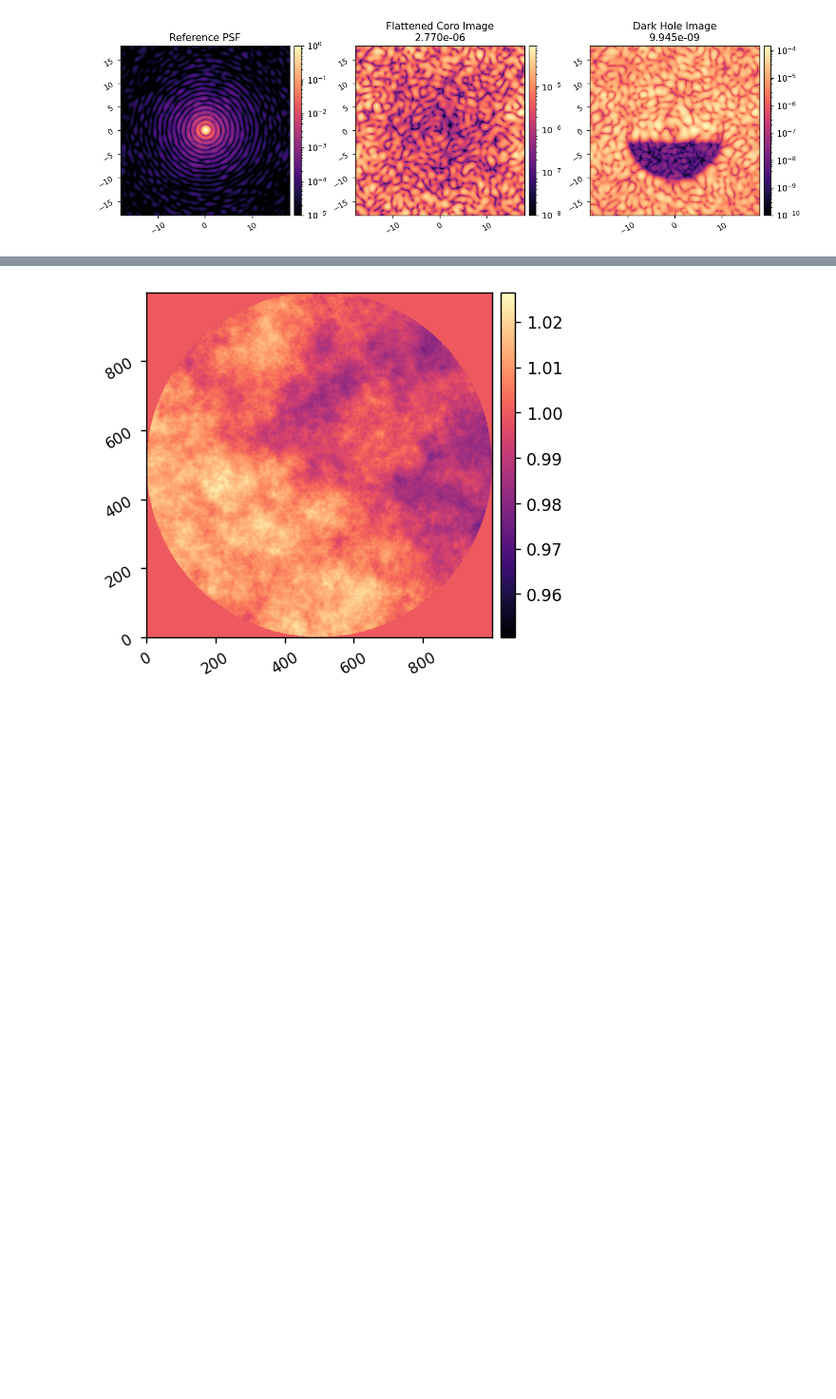
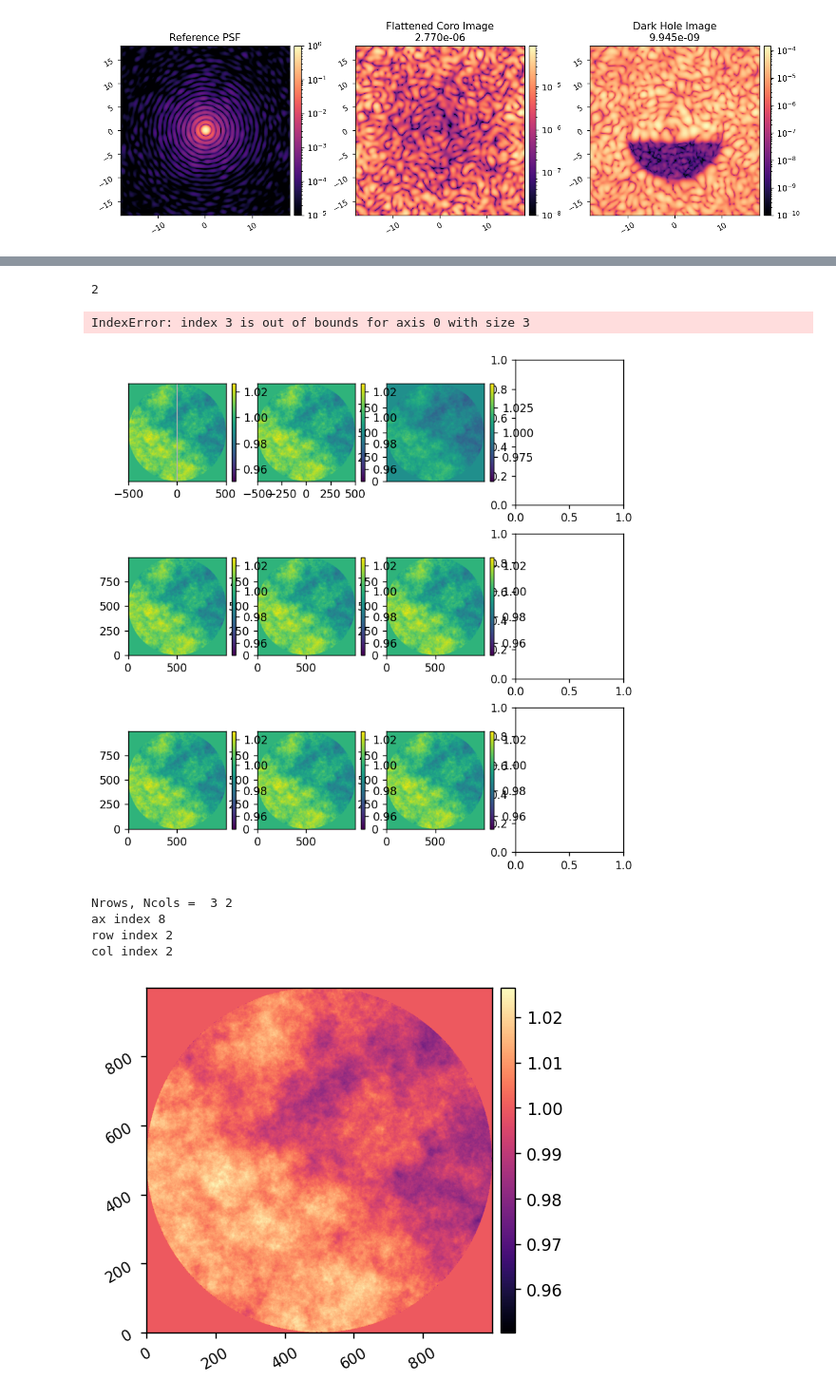
Before and after one commit to kian1377/esc-fresnel, a Jupyter notebook: notebooks/esc_fresnel_beamwalk.ipynb, the cells around one changed output, grey strips where cells are left out. Shown at 95% size. Saved outputs shown, nothing was run; the diff lists cells and outputs as text; code cells hidden in the pictures; blank space fills up the shorter version.

```diff
--- a/notebooks/esc_fresnel_beamwalk.ipynb
+++ b/notebooks/esc_fresnel_beamwalk.ipynb
@@ -124,2 +145,42 @@ imshow3(
+# %%
+import esc_fresnel.imshows as imshows
+reload(imshows)
+
+amp_map = wfes['m1'].amplitude
+amp_map[amp_map<0.9] = 1
+
+imshows.imshow(
+    # [amp_map, amp_map, amp_map, amp_map],
+    [amp_map, amp_map, amp_map, amp_map, amp_map, amp_map, amp_map, amp_map, amp_map, amp_map, amp_map, amp_map],
+    pxscls=[1, 1,],
+    norms=[None, None, CenteredNorm(vcenter=1)],
+    xticks=[None, np.linspace(-500, 500, 5), []],
+    yticks=[[], [], None],
+    grids=[1],
+    Nrows=3,
+    wspace=0.4,
+)
+# %% [output]
+2
+IndexError: index 3 is out of bounds for axis 0 with size 3
+[figure, added]
+# %%
+Nax = 11
+Nrows = 3
+
+Ncols = Nax%Nrows
+print('Nrows, Ncols = ', Nrows, Ncols)
+
+ax_ind = 8
+row_ind = ax_ind//Nrows
+col_ind = ax_ind%Nrows
+print('ax index', ax_ind)
+print('row index', row_ind)
+print('col index', col_ind)
+# %% [output]
+Nrows, Ncols =  3 2
+ax index 8
+row index 2
+col index 2
 # %%
 amp_map = wfes['m1'].amplitude
```
Also changed, not shown: parts of 3 cells of this notebook, 1 other file.
